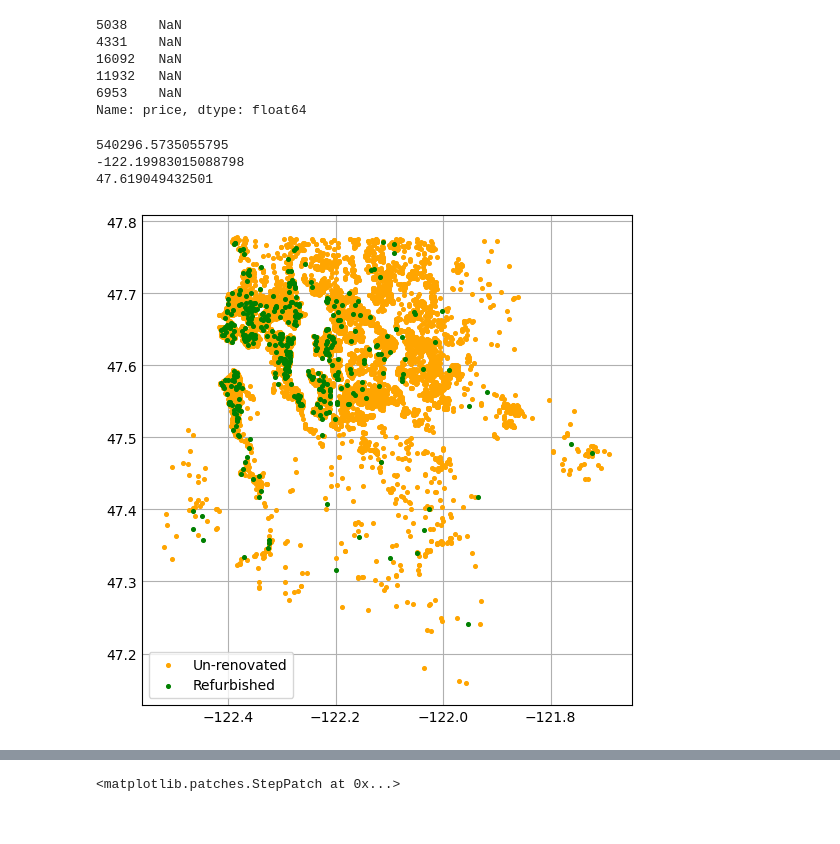
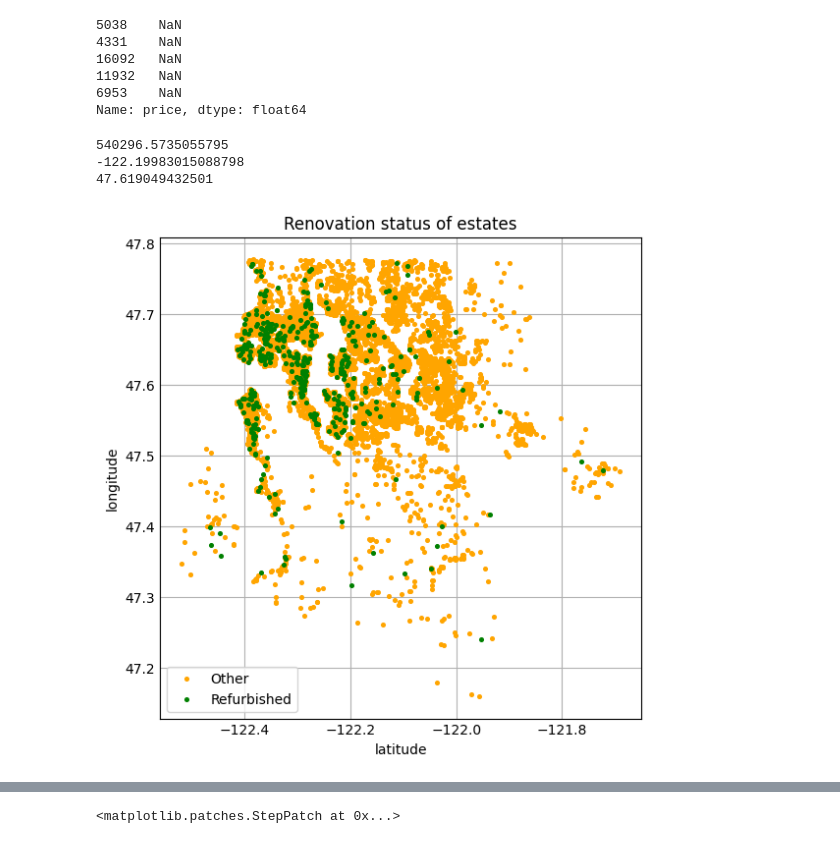
Before and after one commit to torstenschenk/buy_sale, a Jupyter notebook: EDA.ipynb, the cells around one changed output, grey strips where cells are left out. Drawn from its saved outputs; the diff is of its cells as text; code cells hidden in the pictures.

```diff
--- a/EDA.ipynb
+++ b/EDA.ipynb
@@ -410,29 +406,32 @@ Name: price, dtype: float64
 # %%
 # select all expensive sales, visualize location
 price_top = df_sorted['price'].mean()# + 3*df_sorted['price'].std()
 print(price_top)
 
 long_top_price = df_sorted.query('yr_renovated < 0.1 and price > @price_top')['long']#.rolling(15).mean()
 lat_top_price = df_sorted.query('yr_renovated < 0.1 and price > @price_top')['lat']#.rolling(15).mean()
 
 long_top_price_r = df_sorted.query('yr_renovated > 0.1 and price > @price_top')['long']#.rolling(15).mean()
 lat_top_price_r = df_sorted.query('yr_renovated > 0.1 and price > @price_top')['lat']#.rolling(15).mean()
 
 print(long_top_price.mean())
 print(lat_top_price.mean())
 
 fig, ax = plt.subplots()
 fig.set_figheight(5)
 fig.set_figwidth(5)
 ax.scatter(long_top_price, lat_top_price, label = "line 2", color='orange', s = 7)
 ax.scatter(long_top_price_r, lat_top_price_r, label = "line 2", color='green', s = 7)
-ax.legend(['Un-renovated','Refurbished'])
+ax.legend(['Other','Refurbished'])
+plt.title("Renovation status of estates")
+plt.xlabel("latitude")
+plt.ylabel("longitude")
 plt.show()
 # %% [output]
 540296.5735055795
 -122.19983015088798
 47.619049432501
-[figure, old version]
+[figure, new version]
 # %%
 # select only estates in center
 price_mean = df_sorted['price'].mean()
```
Also changed, not shown: parts of 14 cells of this notebook.
